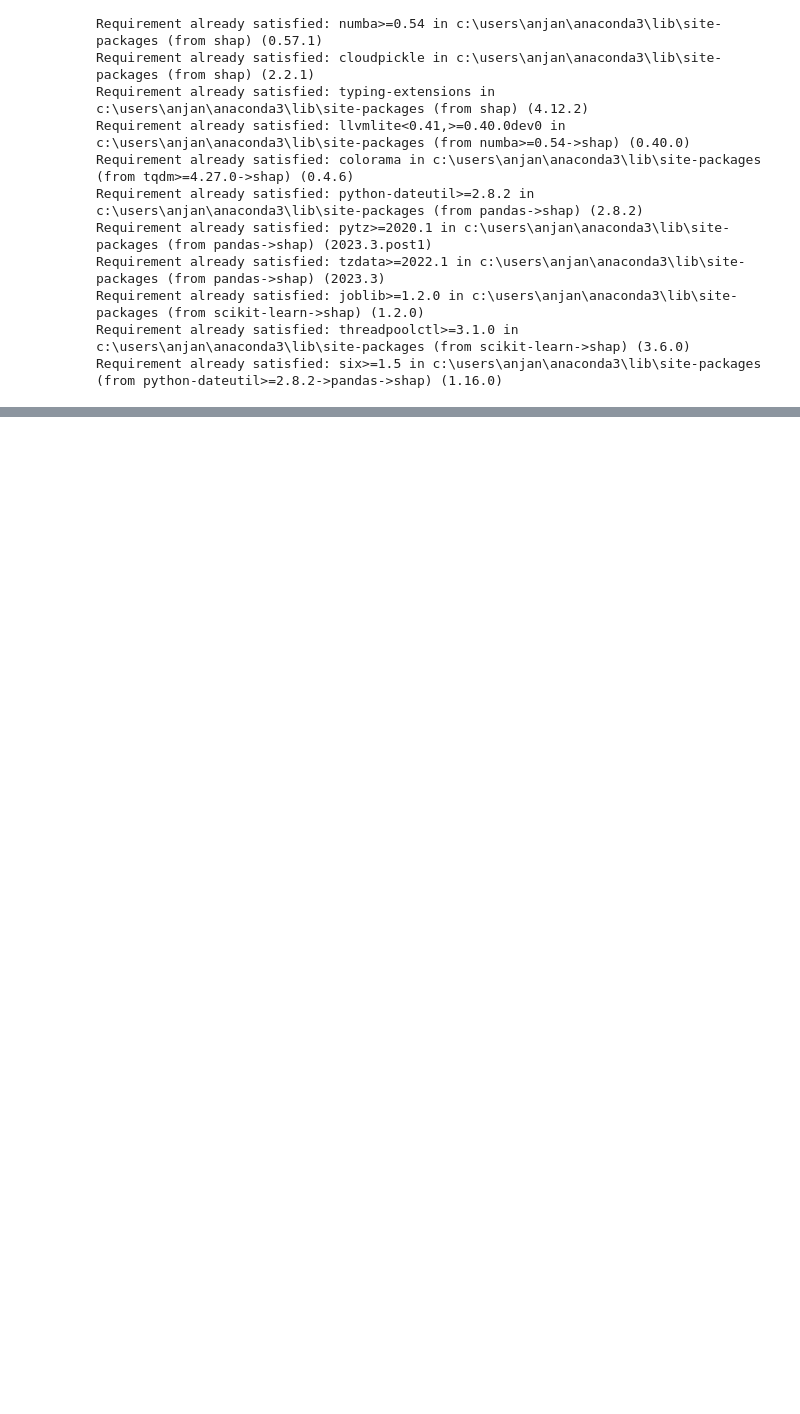
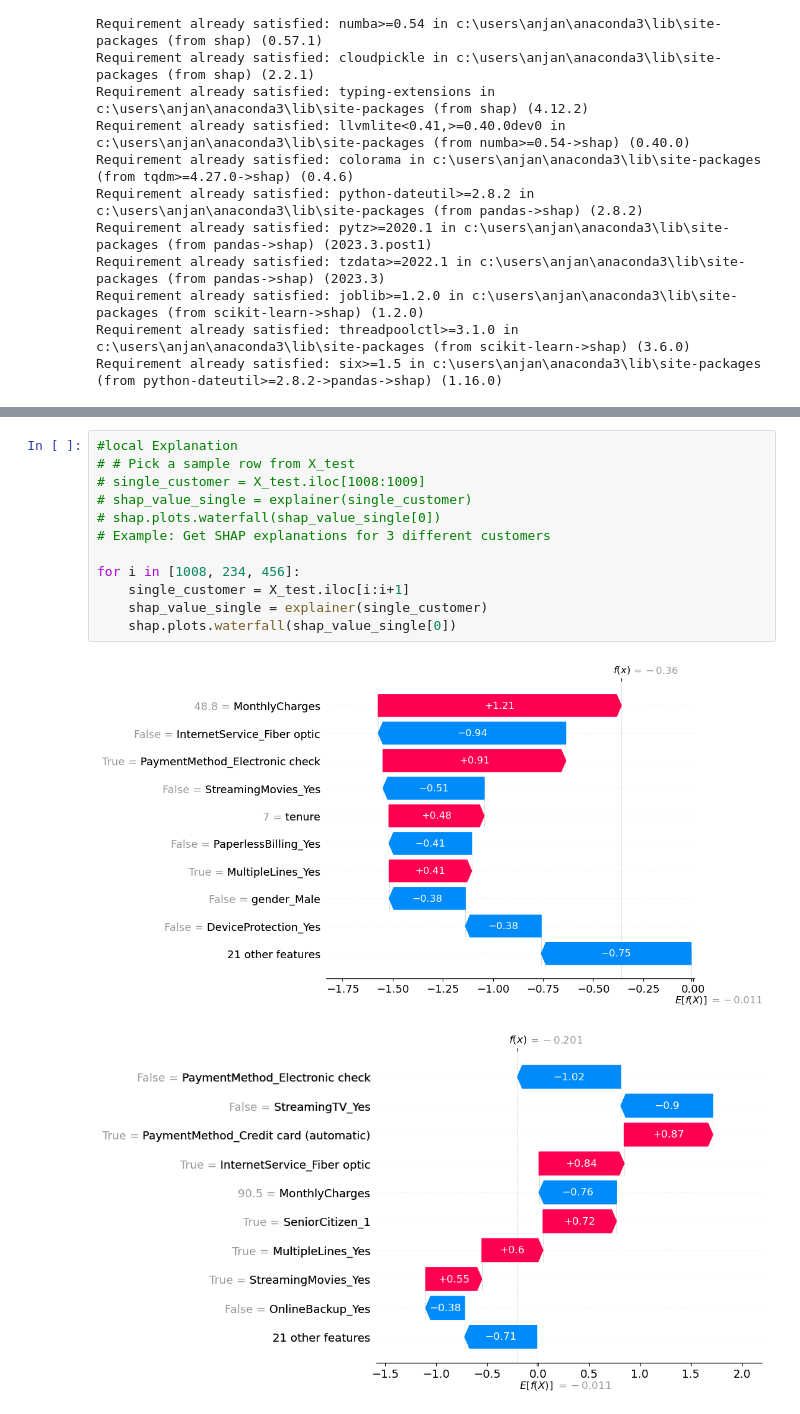
Before and after one commit to Anjana-Jayaprakash/22099250, a Jupyter notebook: Enhancing Customer Churn Prediction with Explainable AI and Bias Mitigation in Retail Analytics (1).ipynb, the cells around one changed output, grey strips where cells are left out. Saved outputs shown, nothing was run; the diff lists cells and outputs as text; blank space fills up the shorter version.

```diff
--- a/Enhancing Customer Churn Prediction with Explainable AI and Bias Mitigation in Retail Analytics (1).ipynb
+++ b/Enhancing Customer Churn Prediction with Explainable AI and Bias Mitigation in Retail Analytics (1).ipynb
@@ -338,0 +339,15 @@ shap.summary_plot(shap_values, X_test)
+# %%
+#local Explanation
+# # Pick a sample row from X_test
+# single_customer = X_test.iloc[1008:1009]
+# shap_value_single = explainer(single_customer)
+# shap.plots.waterfall(shap_value_single[0])
+# Example: Get SHAP explanations for 3 different customers
+
+for i in [1008, 234, 456]:
+    single_customer = X_test.iloc[i:i+1]
+    shap_value_single = explainer(single_customer)
+    shap.plots.waterfall(shap_value_single[0])
+# %% [output]
+[figure, added]
+[figure, added]
```
Also changed, not shown: parts of 10 cells of this notebook.
